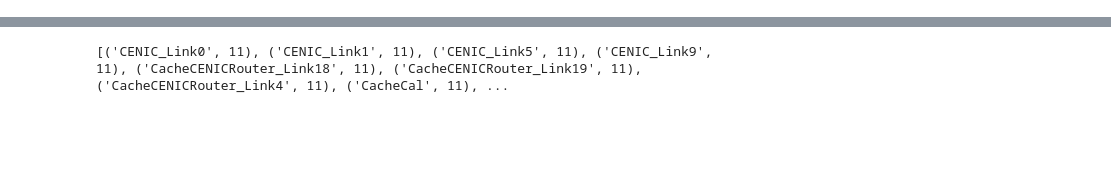
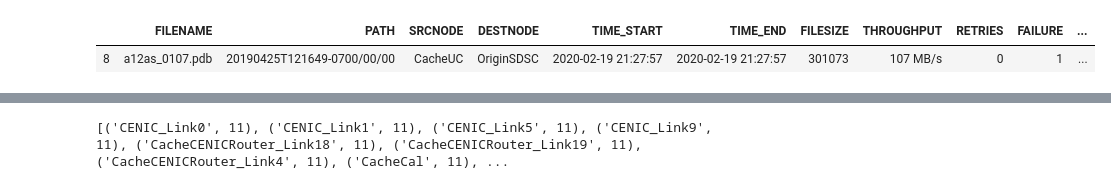
Before and after one commit to RENCI-NRIG/IRIS, a Jupyter notebook: analysis/rca_decisiontree.ipynb, the cells around one changed output, grey strips where cells are left out. Drawn from its saved outputs; the diff is of its cells as text; code cells hidden in the pictures; blank space fills up the shorter version.

```diff
--- a/analysis/rca_decisiontree.ipynb
+++ b/analysis/rca_decisiontree.ipynb
@@ -13,5 +14,9 @@ df['FLOW'] = df['SRCNODE']+'-'+df['DESTNODE']
 df['FM']=df['FAILURE']+df['MISSING']
 # %%
 df_failure = df[ (df.FM==1)]
+df_failure[:1]
+# %% [output]
+|  | FILENAME | PATH | SRCNODE | DESTNODE | TIME_START | TIME_END | FILESIZE | THROUGHPUT | RETRIES | FAILURE | ... |
+| 8 | a12as_0107.pdb | 20190425T121649-0700/00/00 | CacheUC | OriginSDSC | 2020-02-19 21:27:57 | 2020-02-19 21:27:57 | 301073 | 107 MB/s | 0 | 1 | ... |
 # %%
 from sklearn.tree import DecisionTreeClassifier
```
Also changed, not shown: parts of 38 cells of this notebook, 5 other files.
